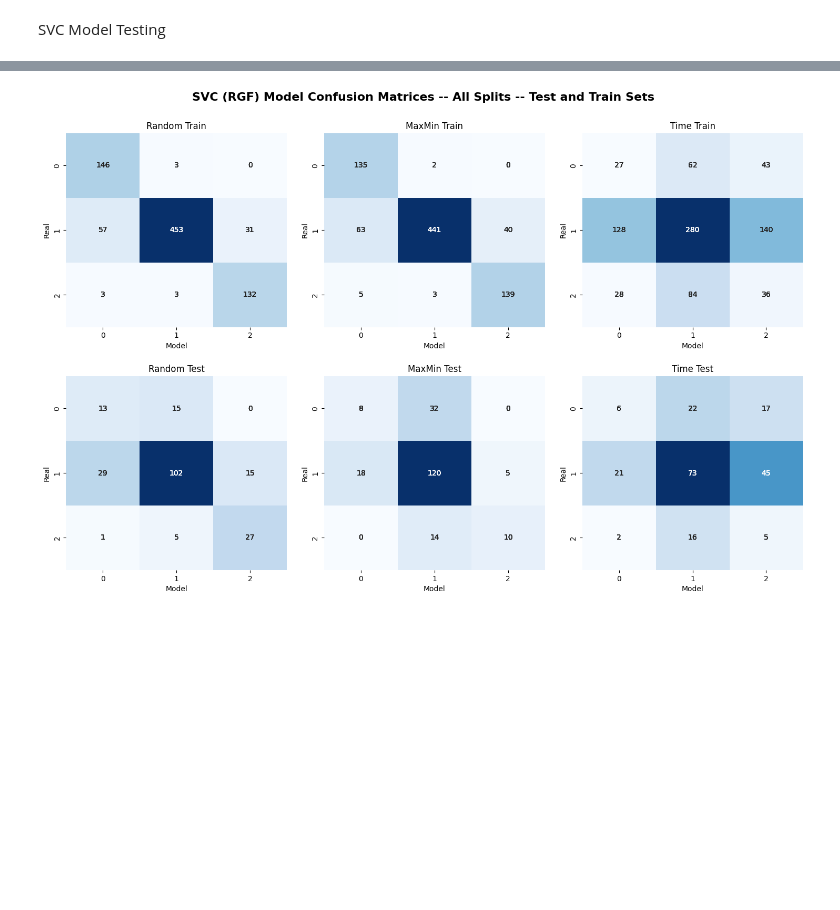
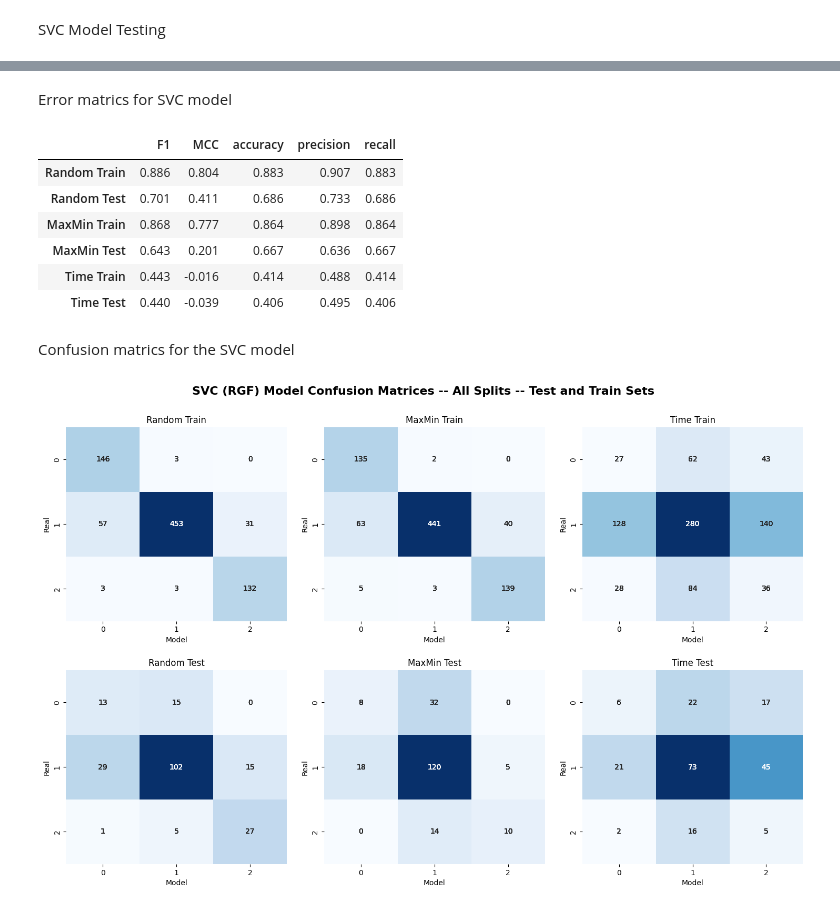
Before and after one commit to ella-satt/che1147-bees, a Jupyter notebook: notebooks/project_Linda_final.ipynb, the cells around one changed output, grey strips where cells are left out. Saved outputs shown, nothing was run; the diff lists cells and outputs as text; code cells hidden in the pictures; blank space fills up the shorter version.

```diff
--- a/notebooks/project_Linda_final.ipynb
+++ b/notebooks/project_Linda_final.ipynb
@@ -667,32 +548,0 @@ Time test macro F1: 0.467391304347826
-# %%
-# Calculate and return classification metrics.
-def get_regression_metrics(model, dataframe, X, y_true):
-    """
-    Get a dictionary w/ metrics: 'model' is sklearn model w/ predict method,
-    'X' is dataframe(FEATURES), 'y' is dataframe(TARGET)
-    """
-    y_pred = model.predict(X)
-
-    # Calculate performance metrics
-    f1 = f1_score(y_true, y_pred, average= 'macro', zero_division=0)
-    mcc = matthews_corrcoef(y_true, y_pred)
-    acc = accuracy_score(y_true, y_pred)
-    prec = precision_score(y_true, y_pred, average='macro', zero_division=0) # Add zero_division=0 to handle cases with no positive predictions
-    rec = recall_score(y_true, y_pred, average='macro', zero_division=0)
-    #confusion = confusion_matrix(y_true, model.predict(X), normalize='true')
-    #report = classification_report(y_true, y_pred, zero_division=0)
-    # ^ bring these back later
-
-    # Store the results in a dictionary
-    metrics_dict = {
-        'F1': f1,
-        'MCC': mcc,
-        'accuracy': acc,
-        'precision':  prec,
-        'recall': rec,
-      #  'confusion matrix': confusion,
-      #  'classification_report': report
-      # bring these back ater ^
-    }
-
-    return metrics_dict
@@ -1056,3 +860,28 @@ F1:0.440 MCC:-0.039 accuracy:0.406 precision:0.495 recall:0.406
+# %% [markdown]
+Error matrics for SVC model
+# %%
+# Combine training and test metrics
+svc_metrics = {
+    "Random Train": svc_results_train["random"],
+    "Random Test": svc_results_test["random"],
+    "MaxMin Train": svc_results_train["maxmin"],
+    "MaxMin Test": svc_results_test["maxmin"],
+    "Time Train": svc_results_train["time"],
+    "Time Test": svc_results_test["time"]
+}
+
+# Display the results in a table
+display(pd.DataFrame.from_dict(svc_metrics, orient="index").round(3))
+# %% [output]
+|  | F1 | MCC | accuracy | precision | recall |
+| Random Train | 0.886 | 0.804 | 0.883 | 0.907 | 0.883 |
+| Random Test | 0.701 | 0.411 | 0.686 | 0.733 | 0.686 |
+| MaxMin Train | 0.868 | 0.777 | 0.864 | 0.898 | 0.864 |
+| MaxMin Test | 0.643 | 0.201 | 0.667 | 0.636 | 0.667 |
+| Time Train | 0.443 | -0.016 | 0.414 | 0.488 | 0.414 |
+| Time Test | 0.440 | -0.039 | 0.406 | 0.495 | 0.406 |
+# %% [markdown]
+Confusion matrics for the SVC model
 # %%
 fig, axes = plt.subplots(2, 3, figsize=(15, 10))
 fig.suptitle('SVC (RGF) Model Confusion Matrices -- All Splits -- Test and Train Sets', fontsize=16, fontweight='bold')
```
Also changed, not shown: parts of 28 cells of this notebook.
